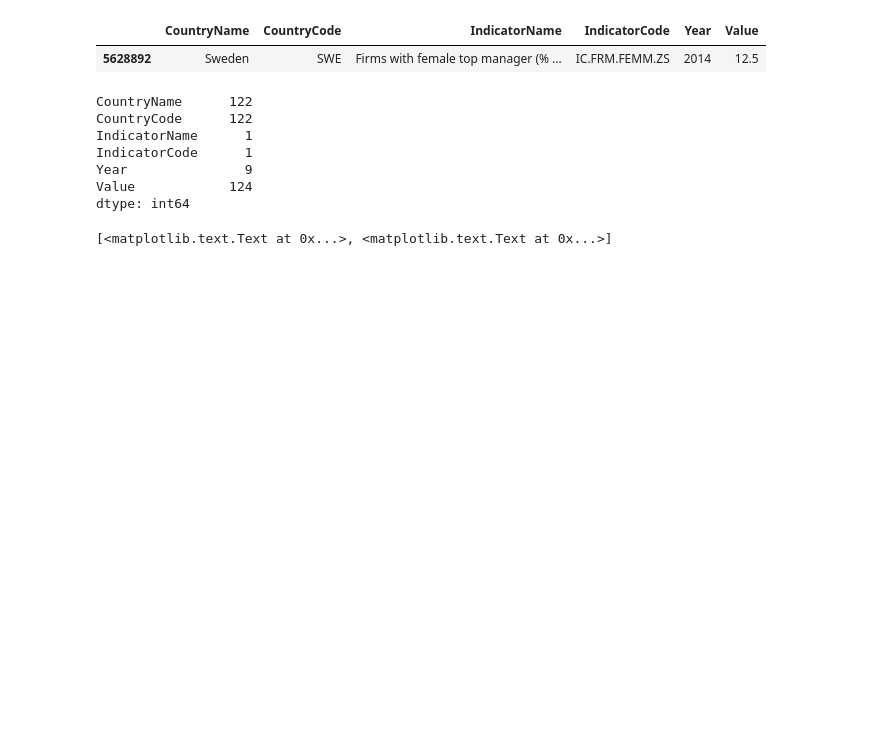
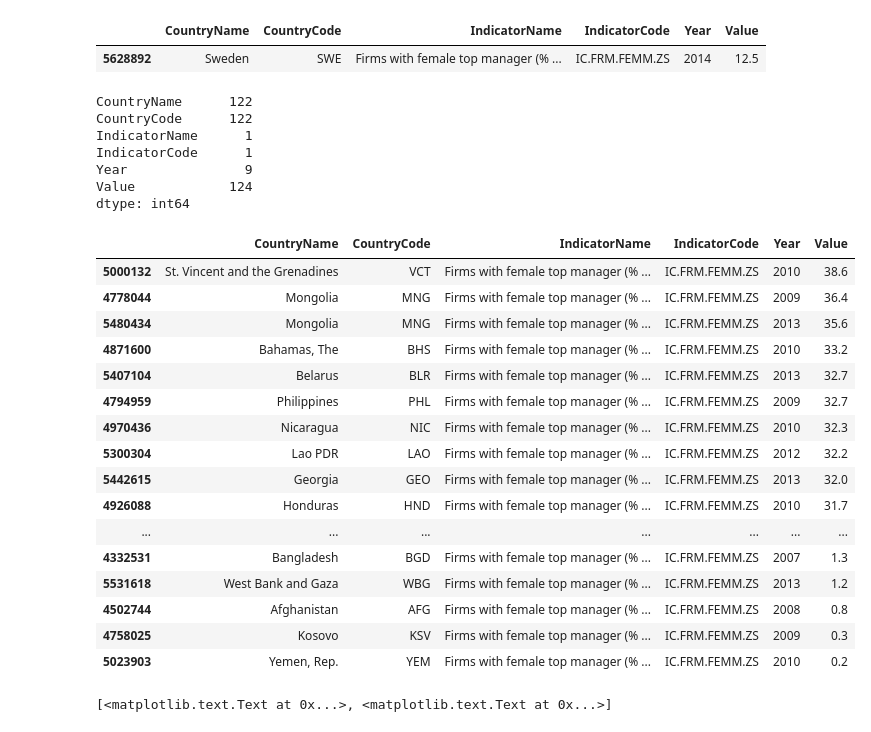
Before and after one commit to capac/WorldDevelopment, a Jupyter notebook: changes-in-companies-run-by-women.ipynb, the cells around one changed output. Drawn from its saved outputs; the diff is of its cells as text; code cells hidden in the pictures; blank space fills up the shorter version.

```diff
--- a/world-development-notebook.ipynb
+++ b/changes-in-companies-run-by-women.ipynb
@@ -18,0 +9,2 @@ Series.csv                        world-development-notebook.ipynb
+# %%
+pd.options.display.max_rows
@@ -31,3 +49,3 @@ country.head()
 # %%
-indicators = pd.read_csv('Indicators.csv')
+indicators = pd.read_csv('../../Documents/WorldDevelopment/Indicators.csv')
 # %%
@@ -208,3 +212,23 @@ df_firms_with_female_top_managers_sorted = df_firms_with_female_top_managers.sor
+# %%
+df_firms_with_female_managers_sorted
+# %% [output]
+|  | CountryName | CountryCode | IndicatorName | IndicatorCode | Year | Value |
+| 5000132 | St. Vincent and the Grenadines | VCT | Firms with female top manager (% ... | IC.FRM.FEMM.ZS | 2010 | 38.6 |
+| 4778044 | Mongolia | MNG | Firms with female top manager (% ... | IC.FRM.FEMM.ZS | 2009 | 36.4 |
+| 5480434 | Mongolia | MNG | Firms with female top manager (% ... | IC.FRM.FEMM.ZS | 2013 | 35.6 |
+| 4871600 | Bahamas, The | BHS | Firms with female top manager (% ... | IC.FRM.FEMM.ZS | 2010 | 33.2 |
+| 5407104 | Belarus | BLR | Firms with female top manager (% ... | IC.FRM.FEMM.ZS | 2013 | 32.7 |
+| 4794959 | Philippines | PHL | Firms with female top manager (% ... | IC.FRM.FEMM.ZS | 2009 | 32.7 |
+| 4970436 | Nicaragua | NIC | Firms with female top manager (% ... | IC.FRM.FEMM.ZS | 2010 | 32.3 |
+| 5300304 | Lao PDR | LAO | Firms with female top manager (% ... | IC.FRM.FEMM.ZS | 2012 | 32.2 |
+| 5442615 | Georgia | GEO | Firms with female top manager (% ... | IC.FRM.FEMM.ZS | 2013 | 32.0 |
+| 4926088 | Honduras | HND | Firms with female top manager (% ... | IC.FRM.FEMM.ZS | 2010 | 31.7 |
+| ... | ... | ... | ... | ... | ... | ... |
+| 4332531 | Bangladesh | BGD | Firms with female top manager (% ... | IC.FRM.FEMM.ZS | 2007 | 1.3 |
+| 5531618 | West Bank and Gaza | WBG | Firms with female top manager (% ... | IC.FRM.FEMM.ZS | 2013 | 1.2 |
+| 4502744 | Afghanistan | AFG | Firms with female top manager (% ... | IC.FRM.FEMM.ZS | 2008 | 0.8 |
+| 4758025 | Kosovo | KSV | Firms with female top manager (% ... | IC.FRM.FEMM.ZS | 2009 | 0.3 |
+| 5023903 | Yemen, Rep. | YEM | Firms with female top manager (% ... | IC.FRM.FEMM.ZS | 2010 | 0.2 |
 # %%
 plt.figure(figsize=(20, 40))
 sns.set(font_scale=1.9)
```
Also changed, not shown: parts of 56 cells of this notebook, 1 other file.
